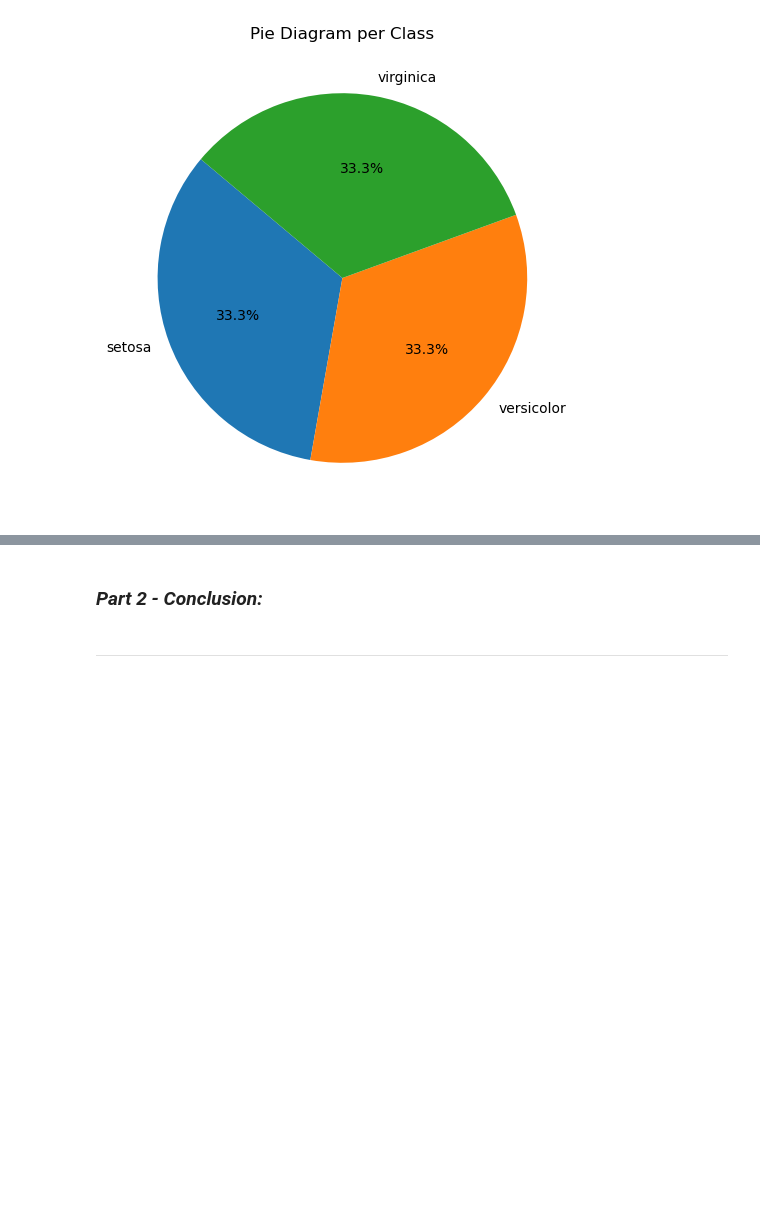
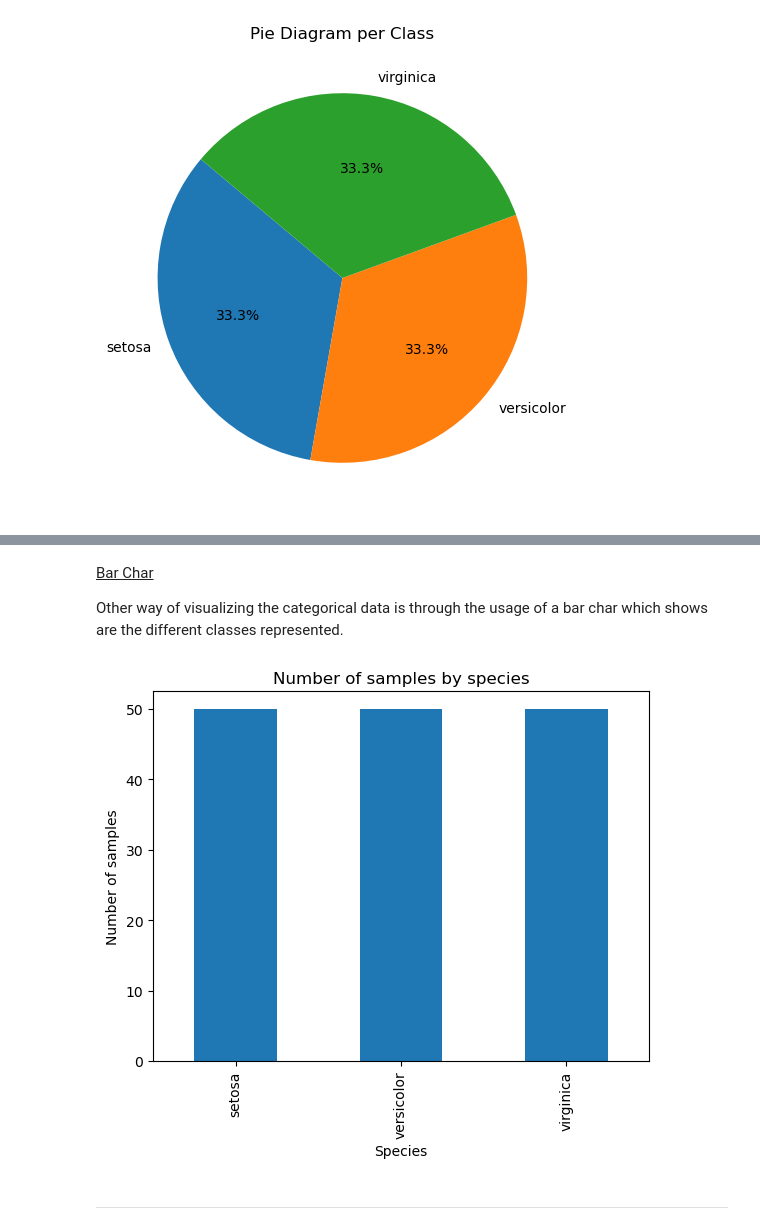
Before and after one commit to andreiandrade7/DataAnalysis-fundamentals, a Jupyter notebook: project.ipynb, the cells around one changed output, grey strips where cells are left out. Drawn from its saved outputs; the diff is of its cells as text; code cells hidden in the pictures; blank space fills up the shorter version.

```diff
--- a/project.ipynb
+++ b/project.ipynb
@@ -283,4 +300,17 @@ plt.show()
-# %% [markdown]
-### _Part 2 - Conclusion:_
+# %% [markdown]
+
+<u> Bar Char </u>
+
+Other way of visualizing  the categorical data is through the usage of a bar char which shows are the different classes represented.
+# %%
+df['class'].value_counts().plot(kind='bar')
+
+
+plt.xlabel('Species')
+plt.ylabel ('Number of samples')
+plt.title ('Number of samples by species')
+plt.show()
+# %% [output]
+[figure, added]
 # %% [markdown]
 ***
```
Also changed, not shown: parts of 29 cells of this notebook, 1 other file.
